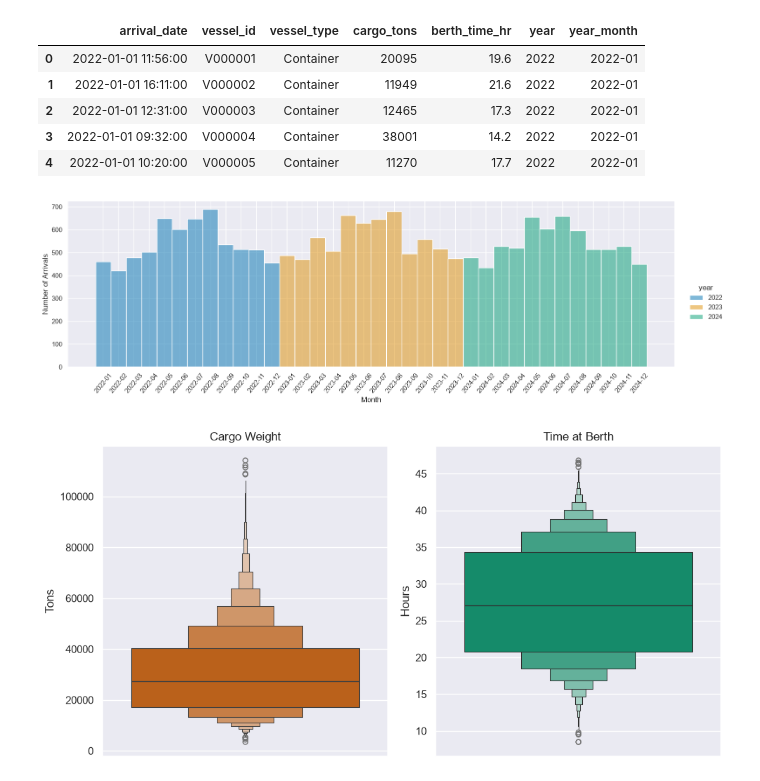
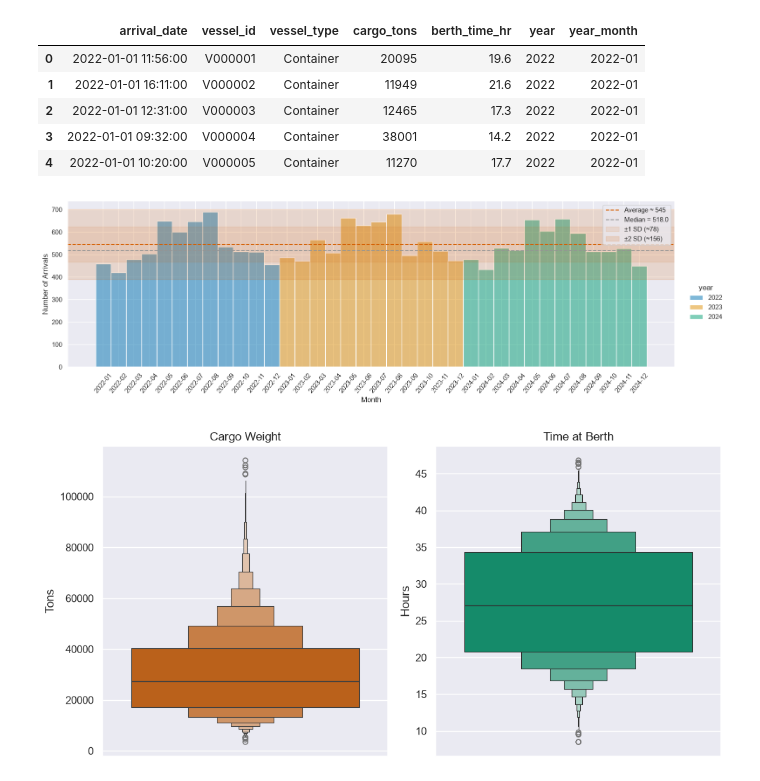
Before and after one commit to catherinekasia/simulation, a Jupyter notebook: section 2/dataquality.ipynb, the cells around one changed output. Cells and saved outputs as stored; diff of their text form; code cells hidden in the pictures.

Commit message:
Update arrival histogram to include mean/median/std

```diff
--- a/section 2/dataquality.ipynb
+++ b/section 2/dataquality.ipynb
@@ -124,15 +124,33 @@ rd.head()
 | 3 | 2022-01-01 09:32:00 | V000004 | Container | 38001 | 14.2 | 2022 | 2022-01 |
 | 4 | 2022-01-01 10:20:00 | V000005 | Container | 11270 | 17.7 | 2022 | 2022-01 |
 # %%
-#plotting year_month so i dont have to deal with making
+#plotting year_month for number of arrivals per month -> don't have to make bins myself this way
 h = sns.displot(data = rd, x = 'year_month', hue = 'year',
                 bins = 36, aspect = 3, kind = 'hist')
+
+#adding a mean line
+avg_arrival_month = rd['year_month'].groupby(rd['year_month']).count().mean()
+h.ax.axhline(avg_arrival_month, color = palette[3], linestyle = '--', label = f'Average ≈ {round(avg_arrival_month)}')
+
+#adding a median line => get rid of this if too much
+med_arrival_month = rd['year_month'].groupby(rd['year_month']).count().median()
+h.ax.axhline(med_arrival_month, color = palette[7], linestyle = '--', label = f'Median = {med_arrival_month}')
+
+#std shading
+std_arrival_month = rd['year_month'].groupby(rd['year_month']).count().std()
+h.ax.axhspan(avg_arrival_month - std_arrival_month, avg_arrival_month + std_arrival_month, color = palette[3],
+             alpha=0.1, label=f'±1 SD (≈{round(std_arrival_month)})')
+
+h.ax.axhspan(avg_arrival_month - 2*std_arrival_month, avg_arrival_month + 2*std_arrival_month, color = palette[3],
+             alpha=0.15, label=f'±2 SD (≈{round(2*std_arrival_month)})')
+
+h.ax.legend()
 h.tick_params(axis = 'x', rotation = 50)
 h.set_axis_labels('Month', 'Number of Arrivals')
 h.tight_layout()
 h.savefig('figures/arrivalhist.jpeg')
 # %% [output]
-[figure, old version]
+[figure, new version]
 # %%
 #plots next to each other despite diff scale b/c need space on report
 f, ax = plt.subplots(1, 2, figsize = (10, 5))
```
Also changed, not shown: 1 other file.
